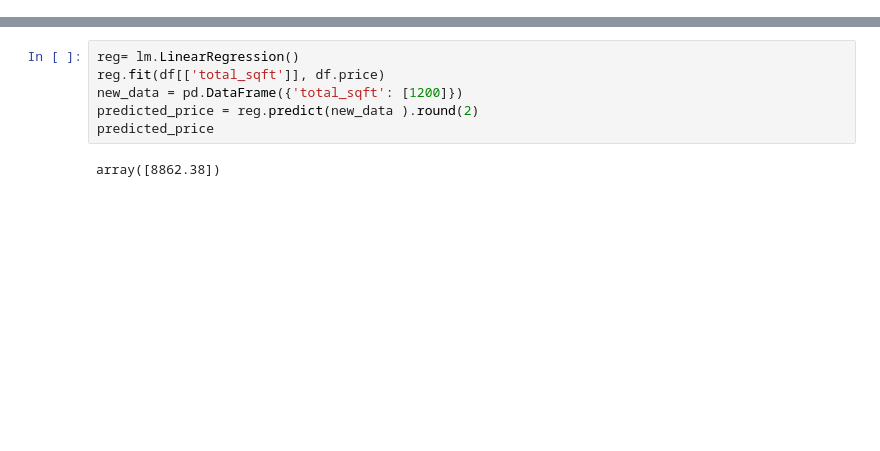
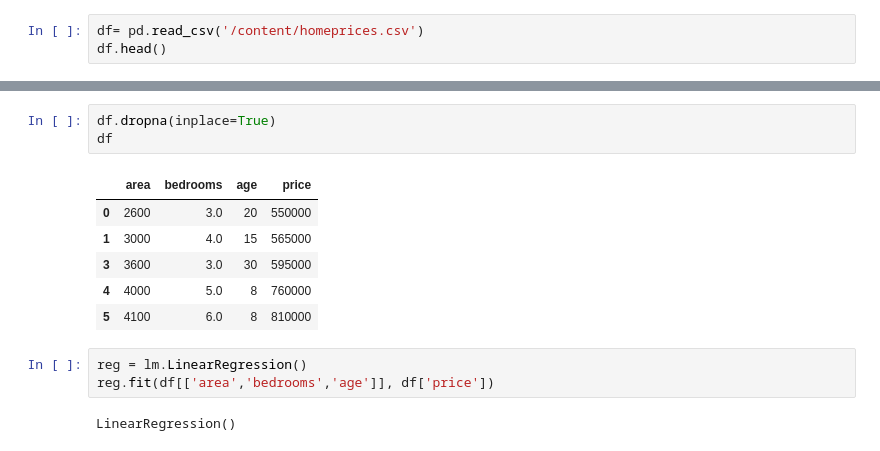
Before and after one commit to sakshikaleves/AI-ML, a Jupyter notebook: linear_regression.ipynb, the cells around one changed output, grey strips where cells are left out. Saved outputs shown, nothing was run; the diff lists cells and outputs as text; blank space fills up the shorter version.

Commit message:
Linear regression home price prediction using multiple independent variable

```diff
--- a/linear_regression.ipynb
+++ b/linear_regression.ipynb
@@ -29,0 +8,3 @@ Text(0, 0.5, 'price(USD)')
+# %%
+df= pd.read_csv('/content/homeprices.csv')
+df.head()
@@ -30,8 +18,15 @@ Text(0, 0.5, 'price(USD)')
+# %%
+df.dropna(inplace=True)
+df
+# %% [output]
+|  | area | bedrooms | age | price |
+| 0 | 2600 | 3.0 | 20 | 550000 |
+| 1 | 3000 | 4.0 | 15 | 565000 |
+| 3 | 3600 | 3.0 | 30 | 595000 |
+| 4 | 4000 | 5.0 | 8 | 760000 |
+| 5 | 4100 | 6.0 | 8 | 810000 |
 # %%
-reg= lm.LinearRegression()
-reg.fit(df[['total_sqft']], df.price)
-new_data = pd.DataFrame({'total_sqft': [1200]})
-predicted_price = reg.predict(new_data ).round(2)
-predicted_price
+reg = lm.LinearRegression()
+reg.fit(df[['area','bedrooms','age']], df['price'])
 # %% [output]
-array([8862.38])
+LinearRegression()
```
Also changed, not shown: parts of 9 cells of this notebook.
